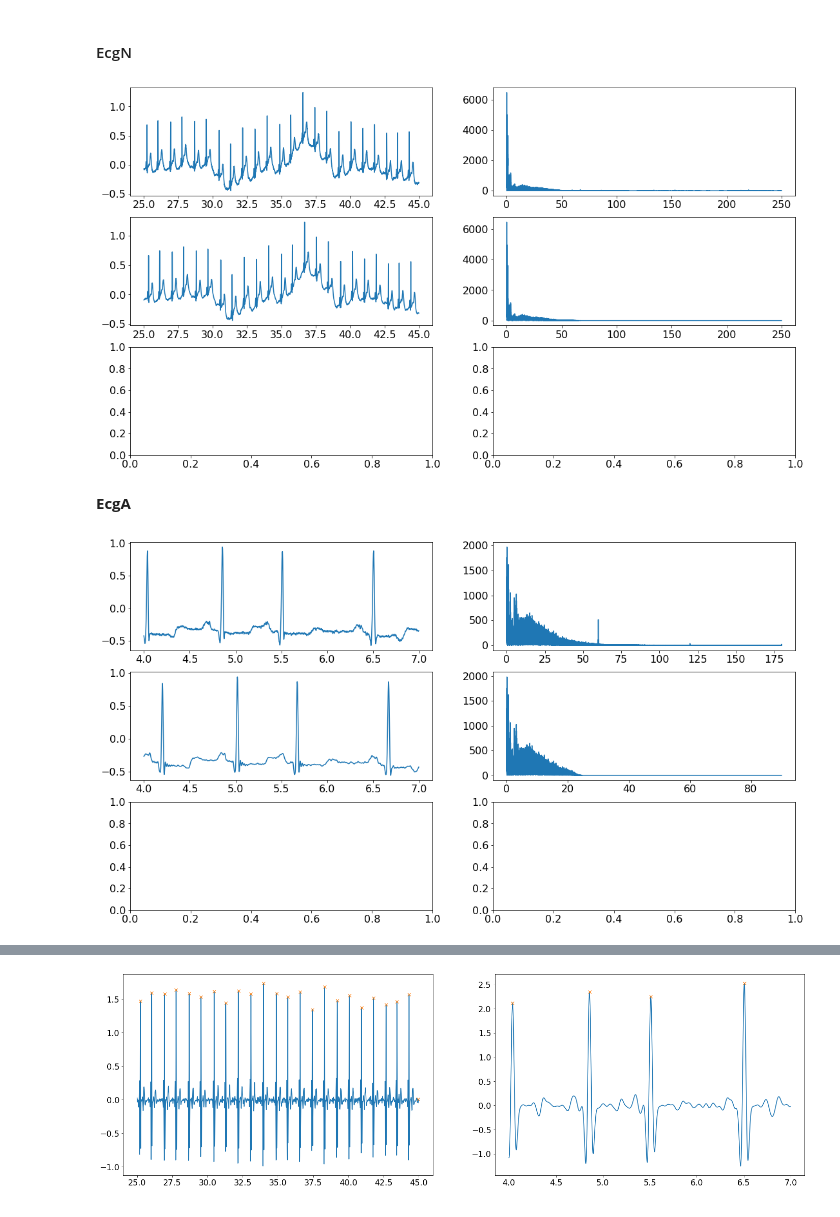
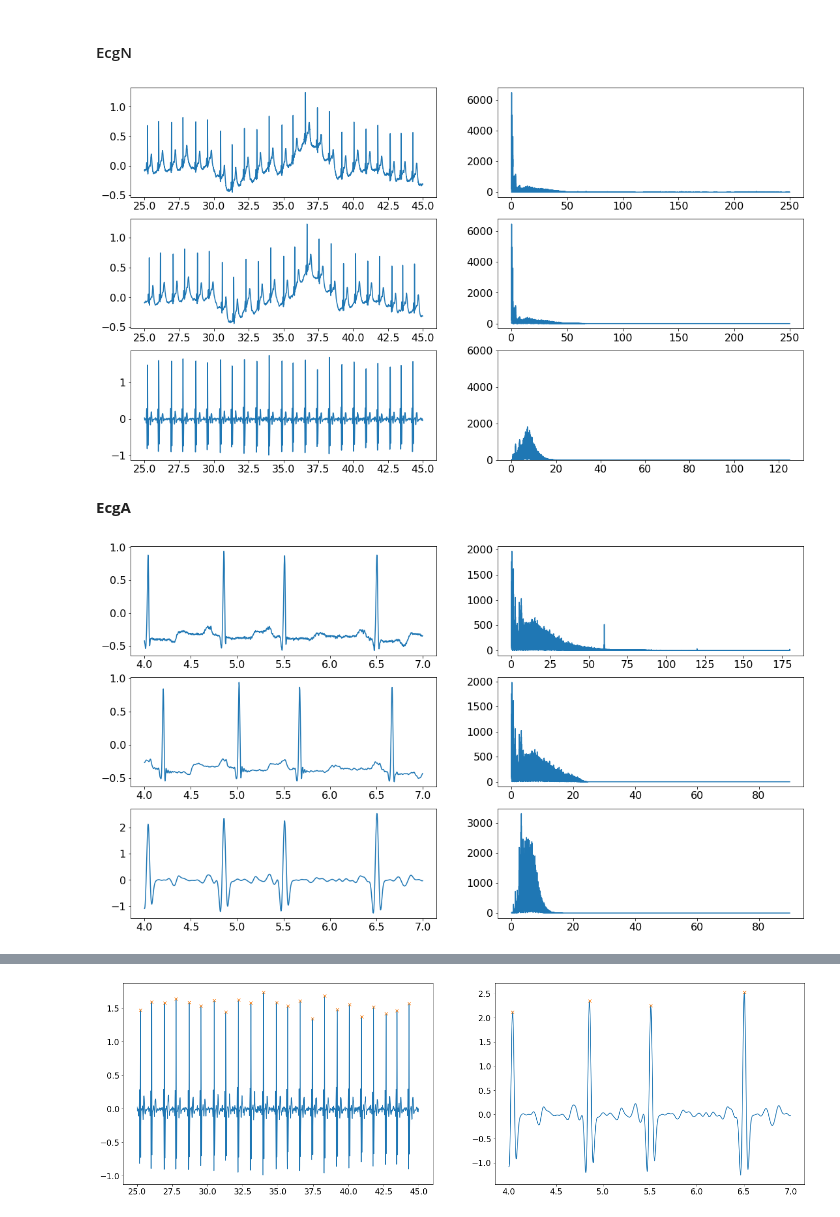
Before and after one commit to gdeside/LGBIO2020, a Jupyter notebook: TP2/TP2 - Fourier and Wavelets-20211019/Python02_FFT-Wavelets.ipynb, the cells around one changed output, grey strips where cells are left out. Drawn from its saved outputs; the diff is of its cells as text; code cells hidden in the pictures.

```diff
--- a/TP2/TP2 - Fourier and Wavelets-20211019/Python02_FFT-Wavelets.ipynb
+++ b/TP2/TP2 - Fourier and Wavelets-20211019/Python02_FFT-Wavelets.ipynb
@@ -172,16 +215,19 @@ ecgN_FIR_abs = np.fft.fftshift(np.fft.fftfreq(ecgN_FIR.size,d=2/freq_N))
 # %%
 x_ecgN = np.arange(25,45,1/500)
 
 fig, ((ax1,ax2),(ax3,ax4),(ax5,ax6)) = plt.subplots(3, 2)
 
 fig.set_size_inches(18.5, 10.5)
 ax1.plot(x_ecgN,ecgN[12500:12500+10000])
 ax2.plot(ecgN_freq_abs[len(ecgN_freq_abs)//2:],(np.abs(ecgN_freq[len(ecgN_freq_abs)//2:])))
 ax3.plot(x_ecgN,ecgN_FIR_T[12500:12500+10000])
 ax4.plot(ecgN_freq_abs[len(ecgN_freq_abs)//2:],(np.abs(ecgN_FIR[len(ecgN_freq_abs)//2:])))
+ax5.plot(x_ecgN,ecgN_cwt[0][12500:12500+10000])
+ax6.plot(ecgN_FIR_abs[(len(ecgN_freq_abs)//2)+1:],(np.abs(ecgN_cwt_frq[(len(ecgN_freq_abs)//2)+1:])))
+ax6.set_ylim(0,6000)
 plt.show()
 # %% [output]
-[figure, old version]
+[figure, new version]
 # %% [markdown]
 **EcgA**
 # %%
@@ -193,6 +239,8 @@ ax1.plot(x_ecgA,ecgA[1500:1500+1080])
 ax2.plot(ecgA_freq_abs[(len(ecgA_freq_abs)//2)+1:],(np.abs(ecgA_freq[(len(ecgA_freq_abs)//2)+1:])))
 ax3.plot(x_ecgA,ecgA_FIR_T[1500:1500+1080])
 ax4.plot(ecgA_FIR_abs[(len(ecgA_freq_abs)//2)+1:],(np.abs(ecgA_FIR[(len(ecgA_freq_abs)//2)+1:])))
+ax5.plot(x_ecgA,ecgA_cwt[0][1500:1500+1080])
+ax6.plot(ecgA_FIR_abs[(len(ecgA_freq_abs)//2)+1:],(np.abs(ecgA_cwt_frq[(len(ecgA_freq_abs)//2)+1:])))
 plt.show()
 # %% [output]
-[figure, old version]
+[figure, new version]
```
Also changed, not shown: parts of 9 cells of this notebook, 1 other file.
